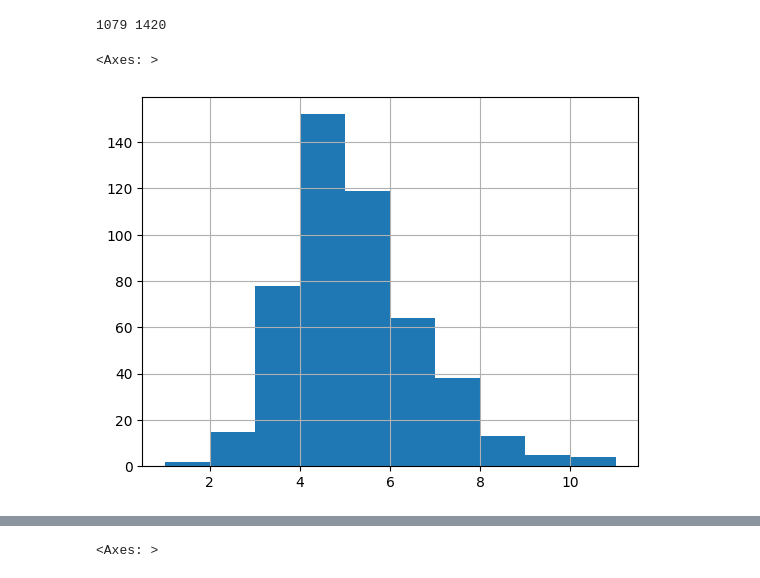
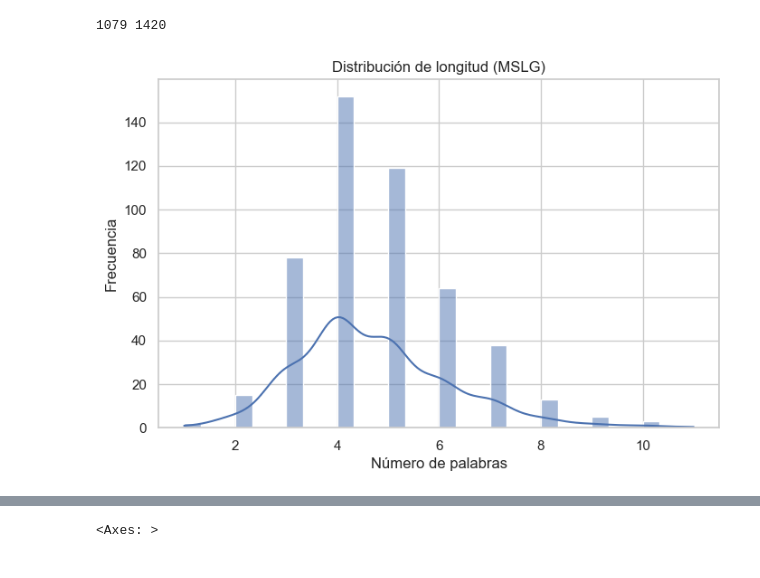
Before and after one commit to JoseAdrianRodriguezGonzalez/MSLG-SPA-2026, a Jupyter notebook: eda/eda.ipynb, the cells around one changed output, grey strips where cells are left out. Drawn from its saved outputs; the diff is of its cells as text; code cells hidden in the pictures.

Commit message:
add the mslg spa

```diff
--- a/eda/eda.ipynb
+++ b/eda/eda.ipynb
@@ -60,7 +60,18 @@ print(len_vocmslg,len_voc_spa)
 # %% [output]
 1079 1420
 # %%
-df["len_mslg"].hist()
+import seaborn as sns
+import matplotlib.pyplot as plt
+
+sns.set(style="whitegrid")
+
+plt.figure(figsize=(8,5))
+sns.histplot(df["len_mslg"], bins=30, kde=True)
+
+plt.title("Distribución de longitud (MSLG)")
+plt.xlabel("Número de palabras")
+plt.ylabel("Frecuencia")
+
+plt.show()
 # %% [output]
-<Axes: >
-[figure, old version]
+[figure, new version]
```
Also changed, not shown: parts of 4 cells of this notebook, 5 other files.
